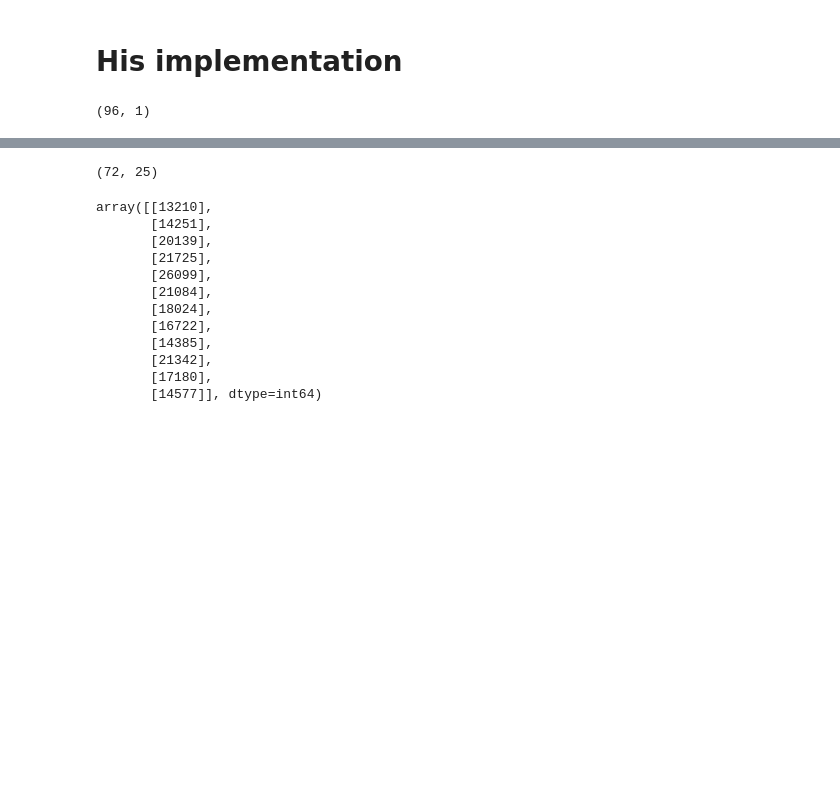
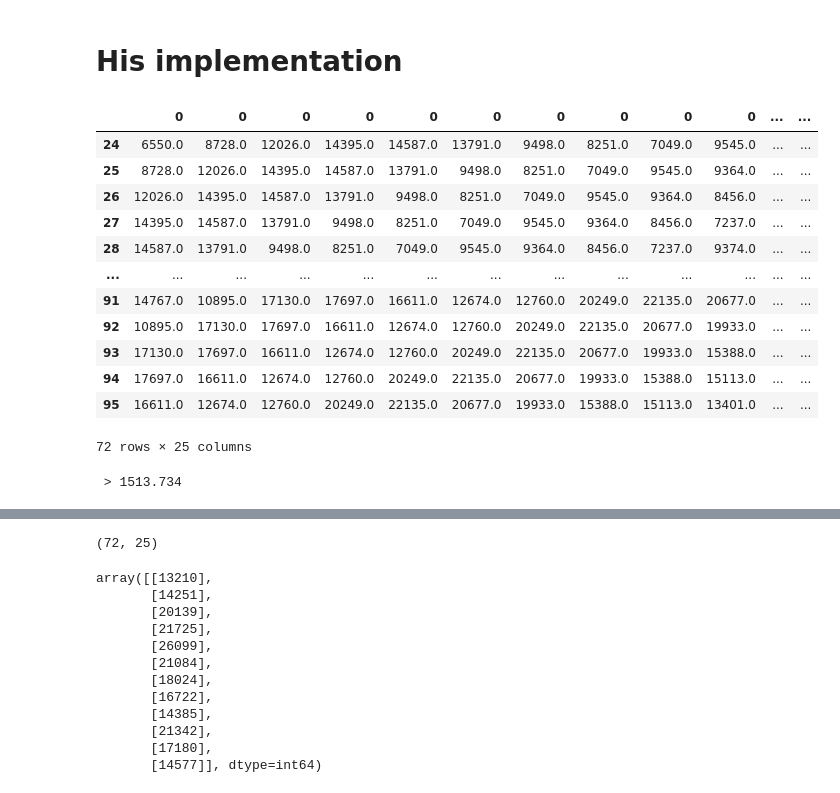
Before and after one commit to tristanmckechnie/tristan_meng_data_science, a Jupyter notebook: Validate_against_Jason_Brownlee.ipynb, the cells around one changed output, grey strips where cells are left out. Cells and saved outputs as stored; diff of their text form; code cells hidden in the pictures; blank space fills up the shorter version.

```diff
--- a/Validate_against_Jason_Brownlee.ipynb
+++ b/Validate_against_Jason_Brownlee.ipynb
@@ -157,7 +207,7 @@ def series_to_supervised(data, n_in, n_out=1):
 
     # drop rows with NaN values
     agg.dropna(inplace=True)
-    # display(agg)
+    display(agg)
     return agg.values
 
 # root mean squared error or rmse
@@ -253,34 +303,45 @@ n_test = 12 # which to predict
 
 # define config
 config = [24, 500, 100, 100] # lag variables, hidden layer_nodes, training epochs n_batch
 
 # walk forward validation without using the function
 predictions = list()
 
 # split dataset
 train, test = train_test_split(data, n_test)
 
 # fit model
 model = model_fit(train, config)
 
 # seed history with training dataset
 history = [x for x in train]
 
 # step over each time-step in the test set
 for i in range(len(test)):
     # fit model and make forecast for history
     yhat = model_predict(model, history, config)
 
     # store forecast in list of predictions
     predictions.append(yhat)
 
     # add actual observation to history for the next loop
     history.append(test[i])
 
 # estimate prediction error
 error = measure_rmse(test, predictions)
 print(' > %.3f' % error)
+# %% [output]
+|  | 0 | 0 | 0 | 0 | 0 | 0 | 0 | 0 | 0 | 0 | ... | ... |
+| 24 | 6550.0 | 8728.0 | 12026.0 | 14395.0 | 14587.0 | 13791.0 | 9498.0 | 8251.0 | 7049.0 | 9545.0 | ... | ... |
+| 25 | 8728.0 | 12026.0 | 14395.0 | 14587.0 | 13791.0 | 9498.0 | 8251.0 | 7049.0 | 9545.0 | 9364.0 | ... | ... |
+| 26 | 12026.0 | 14395.0 | 14587.0 | 13791.0 | 9498.0 | 8251.0 | 7049.0 | 9545.0 | 9364.0 | 8456.0 | ... | ... |
+| 27 | 14395.0 | 14587.0 | 13791.0 | 9498.0 | 8251.0 | 7049.0 | 9545.0 | 9364.0 | 8456.0 | 7237.0 | ... | ... |
+| 28 | 14587.0 | 13791.0 | 9498.0 | 8251.0 | 7049.0 | 9545.0 | 9364.0 | 8456.0 | 7237.0 | 9374.0 | ... | ... |
+| ... | ... | ... | ... | ... | ... | ... | ... | ... | ... | ... | ... | ... |
+| 91 | 14767.0 | 10895.0 | 17130.0 | 17697.0 | 16611.0 | 12674.0 | 12760.0 | 20249.0 | 22135.0 | 20677.0 | ... | ... |
+| 92 | 10895.0 | 17130.0 | 17697.0 | 16611.0 | 12674.0 | 12760.0 | 20249.0 | 22135.0 | 20677.0 | 19933.0 | ... | ... |
+| 93 | 17130.0 | 17697.0 | 16611.0 | 12674.0 | 12760.0 | 20249.0 | 22135.0 | 20677.0 | 19933.0 | 15388.0 | ... | ... |
+| 94 | 17697.0 | 16611.0 | 12674.0 | 12760.0 | 20249.0 | 22135.0 | 20677.0 | 19933.0 | 15388.0 | 15113.0 | ... | ... |
+| 95 | 16611.0 | 12674.0 | 12760.0 | 20249.0 | 22135.0 | 20677.0 | 19933.0 | 15388.0 | 15113.0 | 13401.0 | ... | ... |
+72 rows × 25 columns
+ > 1513.734
-# %%
-train.shape
-# %% [output]
-(96, 1)
```
Also changed, not shown: parts of 7 cells of this notebook, 1 other file.
